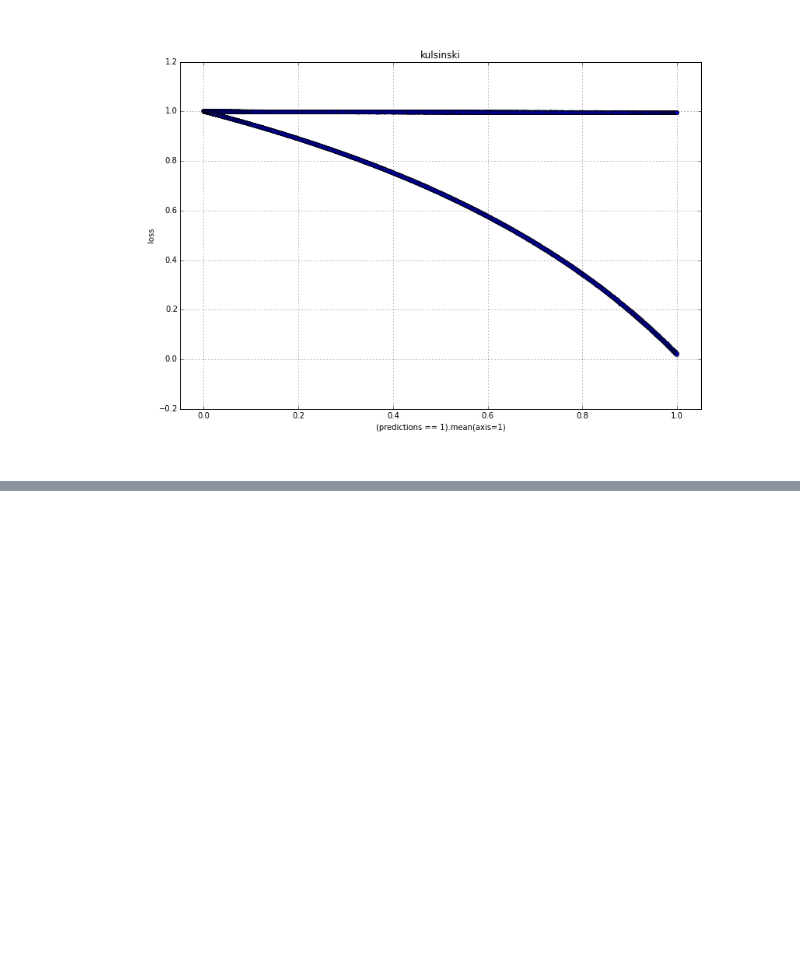
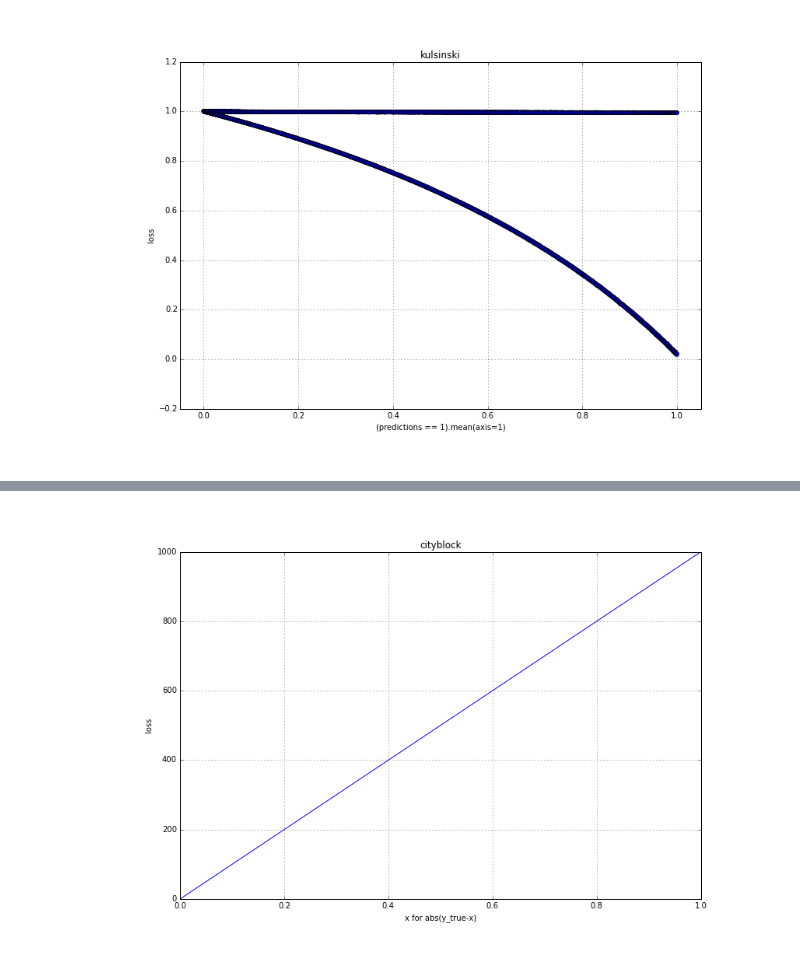
Before and after one commit to jonathanstrong/tmetrics, a Jupyter notebook: visualize.ipynb, the cells around one changed output, grey strips where cells are left out. Saved outputs shown, nothing was run; the diff lists cells and outputs as text; code cells hidden in the pictures; blank space fills up the shorter version.

```diff
--- a/visualize.ipynb
+++ b/visualize.ipynb
@@ -214,0 +254,4 @@ plt.plot([kulsinski(true[i].astype(np.double), np.random.binomial(n=1, p=p, size
+# %%
+plot_python_probabalistic_loss(cityblock, 'cityblock')
+# %% [output]
+[figure, added]
```
Also changed, not shown: parts of 9 cells of this notebook, 1 other file.
